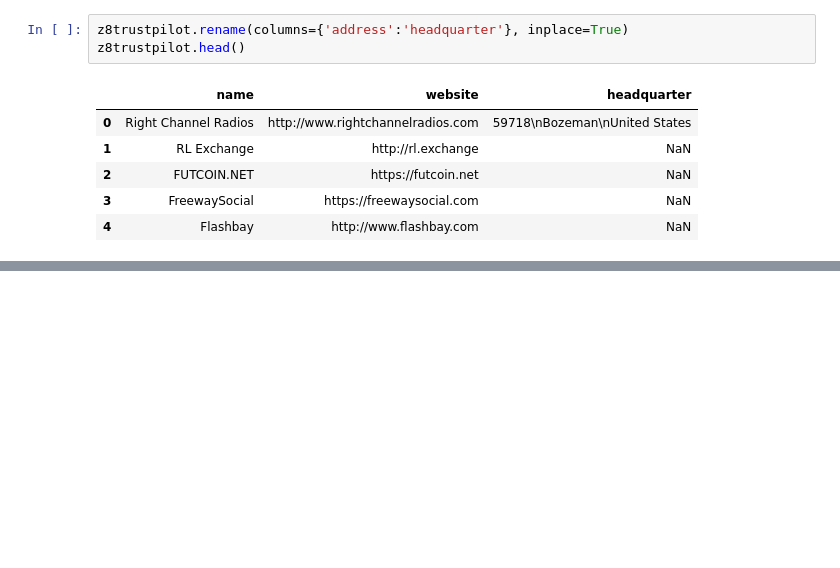
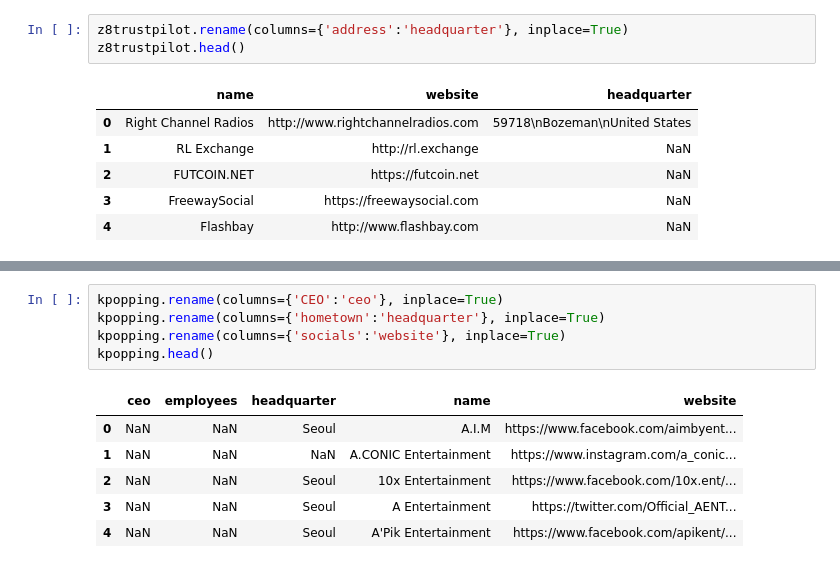
Before and after one commit to samuel-esp/IngDati-Progetto, a Jupyter notebook: Schema Alignment.ipynb, the cells around one changed output, grey strips where cells are left out. Drawn from its saved outputs; the diff is of its cells as text; blank space fills up the shorter version.

```diff
--- a/Schema Alignment.ipynb
+++ b/Schema Alignment.ipynb
@@ -614,0 +835,12 @@ pepvalue.head()
+# %%
+kpopping.rename(columns={'CEO':'ceo'}, inplace=True)
+kpopping.rename(columns={'hometown':'headquarter'}, inplace=True)
+kpopping.rename(columns={'socials':'website'}, inplace=True)
+kpopping.head()
+# %% [output]
+|  | ceo | employees | headquarter | name | website |
+| 0 | NaN | NaN | Seoul | A.I.M | https://www.facebook.com/aimbyent... |
+| 1 | NaN | NaN | NaN | A.CONIC Entertainment | https://www.instagram.com/a_conic... |
+| 2 | NaN | NaN | Seoul | 10x Entertainment | https://www.facebook.com/10x.ent/... |
+| 3 | NaN | NaN | Seoul | A Entertainment | https://twitter.com/Official_AENT... |
+| 4 | NaN | NaN | Seoul | A'Pik Entertainment | https://www.facebook.com/apikent/... |
```
Also changed, not shown: parts of 62 cells of this notebook, 4 other files.
